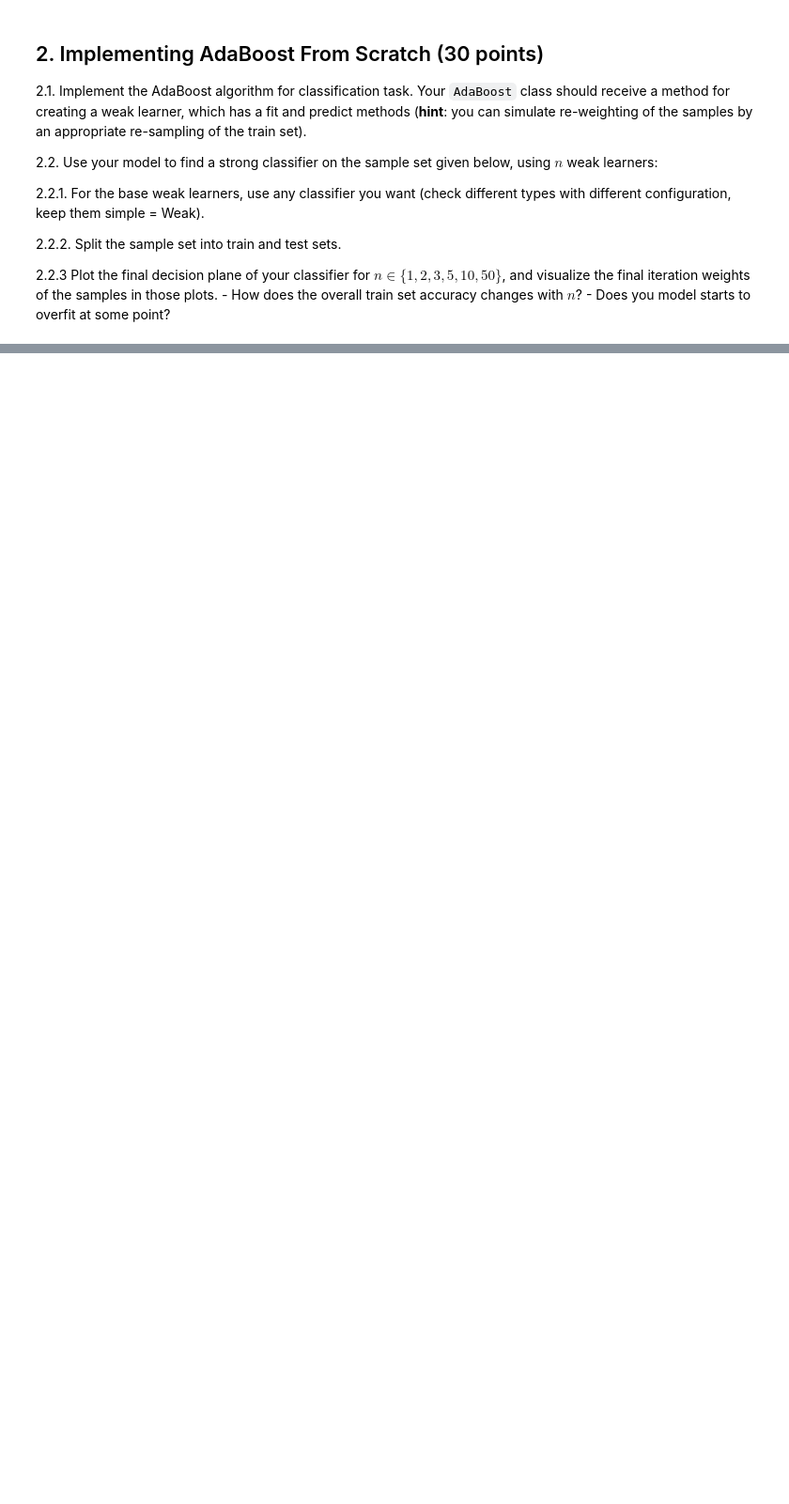
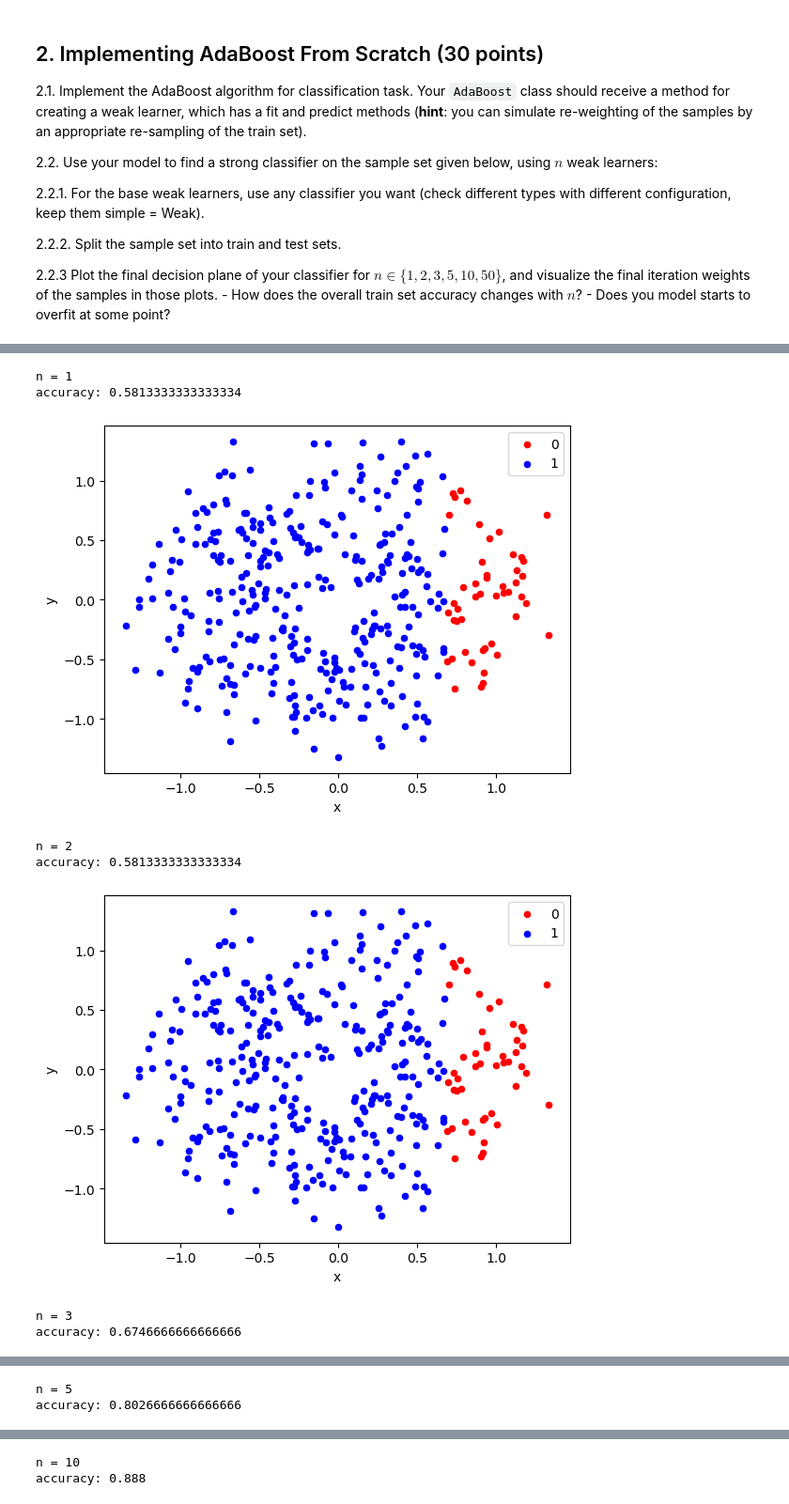
Before and after one commit to anidima/ydata_ml_sl, a Jupyter notebook: SL_HW7_Ensemble.ipynb, the cells around one changed output, grey strips where cells are left out. Shown at 94% size. Cells and saved outputs as stored; diff of their text form; code cells hidden in the pictures; blank space fills up the shorter version.

Commit message:
AdaBoost

```diff
--- a/SL_HW7_Ensemble.ipynb
+++ b/SL_HW7_Ensemble.ipynb
@@ -183,0 +245,33 @@ pyplot.show()
+# %%
+from sklearn.metrics import accuracy_score
+from sklearn.model_selection import train_test_split
+
+# 2.2.2. Split the sample set into train and test sets.
+X_train, X_test, y_train, y_test = train_test_split(X, y, random_state=29)
+
+# 2.2.3 Plot the final decision plane of your classifier for $n\in \{1, 2, 3, 5, 10, 50\}$,
+# and visualize the final iteration weights of the samples in those plots.
+for n in [1, 2, 3, 5, 10, 50]:
+    print('n =', n)
+    tm = AdaBooster(n)
+    tm.fit(X_train, y_train)
+    y_pred = tm.predict(X_test)
+    print('accuracy:', accuracy_score(y_test, y_pred))
+
+    # scatter plot, dots colored by class value
+    df = DataFrame(dict(x=X_test[:,0], y=X_test[:,1], label=y_pred))
+    colors = {0:'red', 1:'blue'}
+    fig, ax = pyplot.subplots()
+    grouped = df.groupby('label')
+    for key, group in grouped:
+        group.plot(ax=ax, kind='scatter', x='x', y='y', label=key, color=colors[key])
+    pyplot.show()
+# %% [output]
+n = 1
+accuracy: 0.5813333333333334
+[figure, added]
+n = 2
+accuracy: 0.5813333333333334
+[figure, added]
+n = 3
+accuracy: 0.6746666666666666
@@ -183,0 +279,2 @@ pyplot.show()
+n = 5
+accuracy: 0.8026666666666666
@@ -183,0 +282,2 @@ pyplot.show()
+n = 10
+accuracy: 0.888
```
Also changed, not shown: parts of 6 cells of this notebook.
